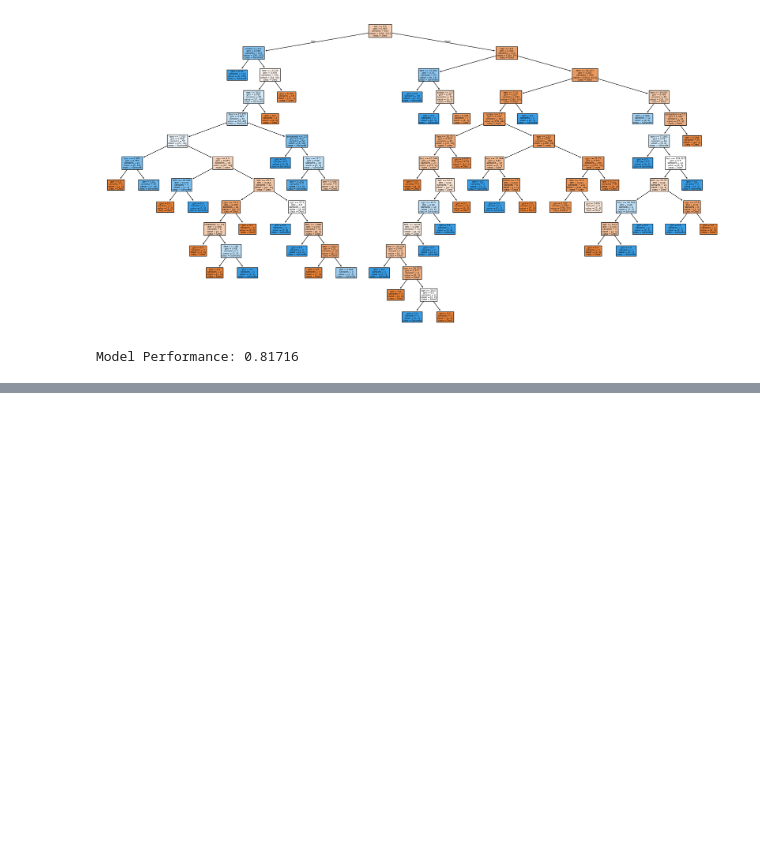
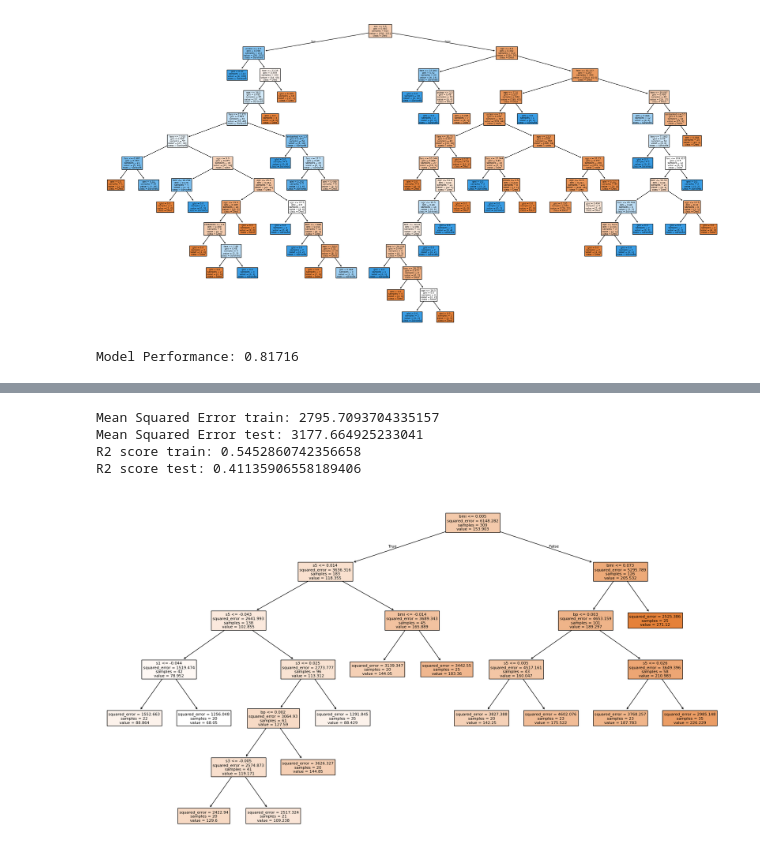
Before and after one commit to LearnWithCherry/Artificial-Intelligence-and-Machine-Learning, a Jupyter notebook: Supervised_Learning/Decision_Tree.ipynb, the cells around one changed output, grey strips where cells are left out. Saved outputs shown, nothing was run; the diff lists cells and outputs as text; code cells hidden in the pictures; blank space fills up the shorter version.

Commit message:
Decision Tree
Adding Regression model in Decision model along side with the Classification model with both having Pre-Pruning and Post-Pruning

```diff
--- a/Supervised_Learning/Decision_Tree.ipynb
+++ b/Supervised_Learning/Decision_Tree.ipynb
@@ -228,0 +226,3 @@ Model Performance: 0.81716
+# %%
+data = load_diabetes(as_frame=True).frame
+data.head()
@@ -228,0 +236,38 @@ Model Performance: 0.81716
+# %%
+X = data.drop("target",axis=1)
+y = data["target"]
+
+# Perform train-test split
+X_train, X_test, y_train, y_test = train_test_split(X, y,
+    test_size=0.3,
+    random_state=42,
+    shuffle=True
+)
+# %%
+model = DecisionTreeRegressor(max_depth=7, min_samples_split=20, min_samples_leaf=20)
+model.fit(X_train,y_train)
+
+y_pred_train = model.predict(X_train)
+y_pred_test = model.predict(X_test)
+
+print(f"Mean Squared Error train: {mean_squared_error(y_train, y_pred_train)}")
+print(f"Mean Squared Error test: {mean_squared_error(y_test, y_pred_test)}")
+
+print(f"R2 score train: {r2_score(y_train, y_pred_train)}")
+print(f"R2 score test: {r2_score(y_test, y_pred_test)}")
+# %% [output]
+Mean Squared Error train: 2795.7093704335157
+Mean Squared Error test: 3177.664925233041
+R2 score train: 0.5452860742356658
+R2 score test: 0.41135906558189406
+# %%
+plt.figure(figsize=(18, 10))
+plot_tree(
+    model,
+    feature_names=X.columns,
+    filled=True
+)
+plt.tight_layout()
+plt.show()
+# %% [output]
+[figure, added]
```
Also changed, not shown: parts of 10 cells of this notebook.
